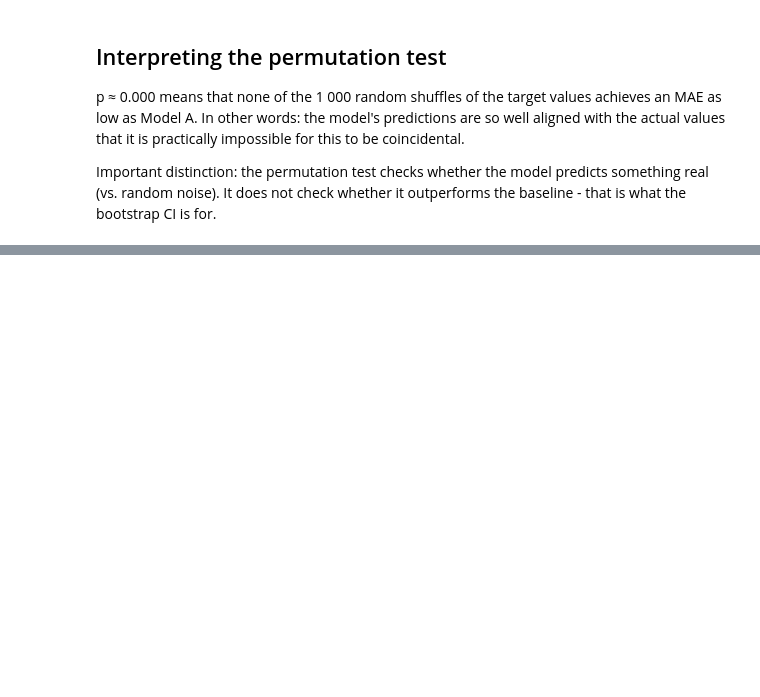
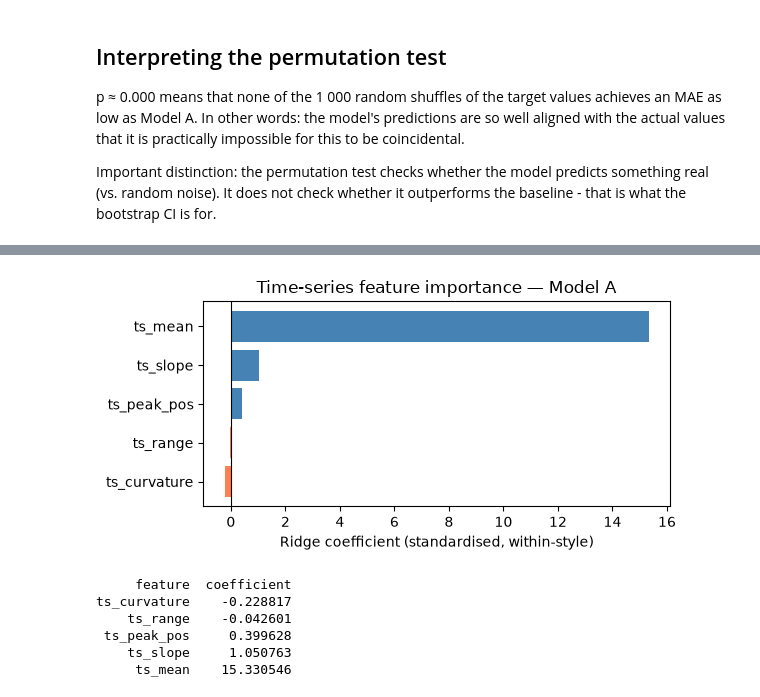
Before and after one commit to radostinaaa/fashion-peak-prediction, a Jupyter notebook: 03_verification.ipynb, the cells around one changed output, grey strips where cells are left out. Saved outputs shown, nothing was run; the diff lists cells and outputs as text; code cells hidden in the pictures; blank space fills up the shorter version.

```diff
--- a/03_verification.ipynb
+++ b/03_verification.ipynb
@@ -110,0 +187,34 @@ Mean improvement: 1.39 pts
+# %%
+# Feature importance: RidgeCV coefficients for numerical features (style OHE omitted)
+features = pd.read_csv(RESULTS_DIR / 'features.csv')
+
+final_pipe = make_pipe(TS_COLS)
+final_pipe.fit(features[['style'] + TS_COLS],
+               features[TARGET].values.astype(float))
+
+# Coefficients: first 8 are OHE (one per style), then TS_COLS
+all_coefs = final_pipe.named_steps['ridge'].coef_
+n_styles  = len(features['style'].unique())
+ts_coefs  = all_coefs[n_styles:]   # the numerical feature coefficients
+
+coefficient = pd.DataFrame({'feature': TS_COLS, 'coefficient': ts_coefs})
+coefficient = coefficient.sort_values('coefficient')
+
+fig, ax = plt.subplots(figsize=(6, 3))
+bar_colors = ['steelblue' if c >= 0 else 'coral' for c in coefficient['coefficient']]
+ax.barh(coefficient['feature'], coefficient['coefficient'], color=bar_colors)
+ax.axvline(0, color='black', linewidth=0.8)
+ax.set_xlabel('Ridge coefficient (standardised, within-style)')
+ax.set_title('Time-series feature importance — Model A')
+plt.tight_layout()
+plt.savefig(RESULTS_DIR / 'fig_importance.png', dpi=100)
+plt.show()
+print(coefficient[['feature', 'coefficient']].to_string(index=False))
+# %% [output]
+[figure, added]
+     feature  coefficient
+ts_curvature    -0.228817
+    ts_range    -0.042601
+ ts_peak_pos     0.399628
+    ts_slope     1.050763
+     ts_mean    15.330546
```
Also changed, not shown: parts of 4 cells of this notebook, 2 other files.
